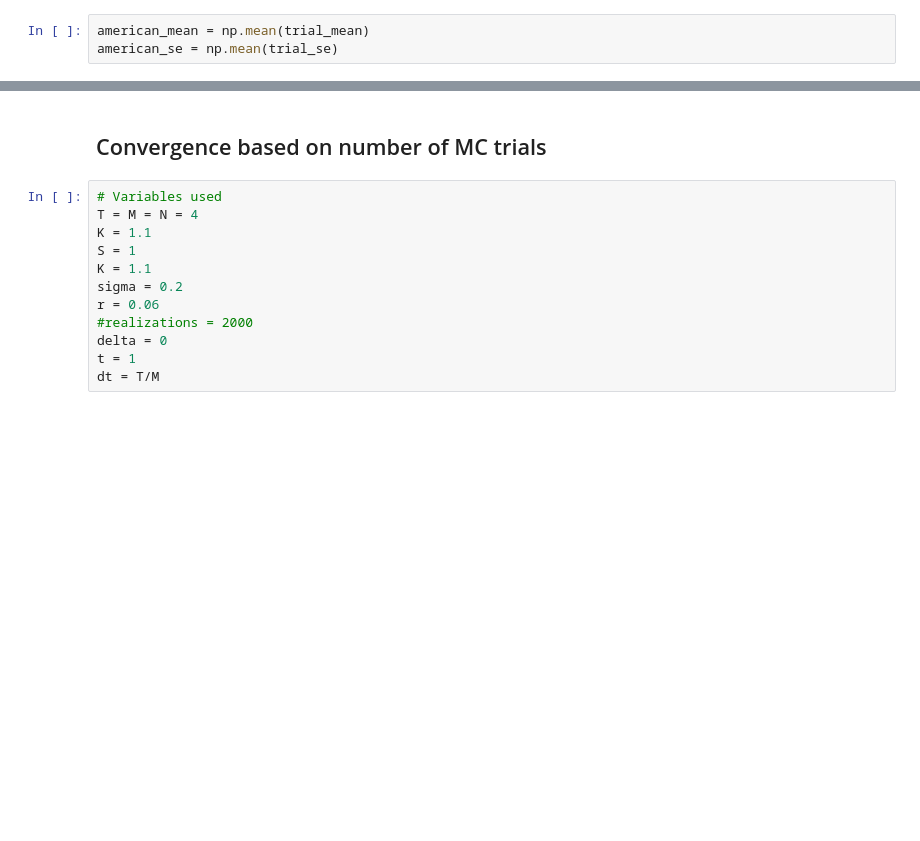
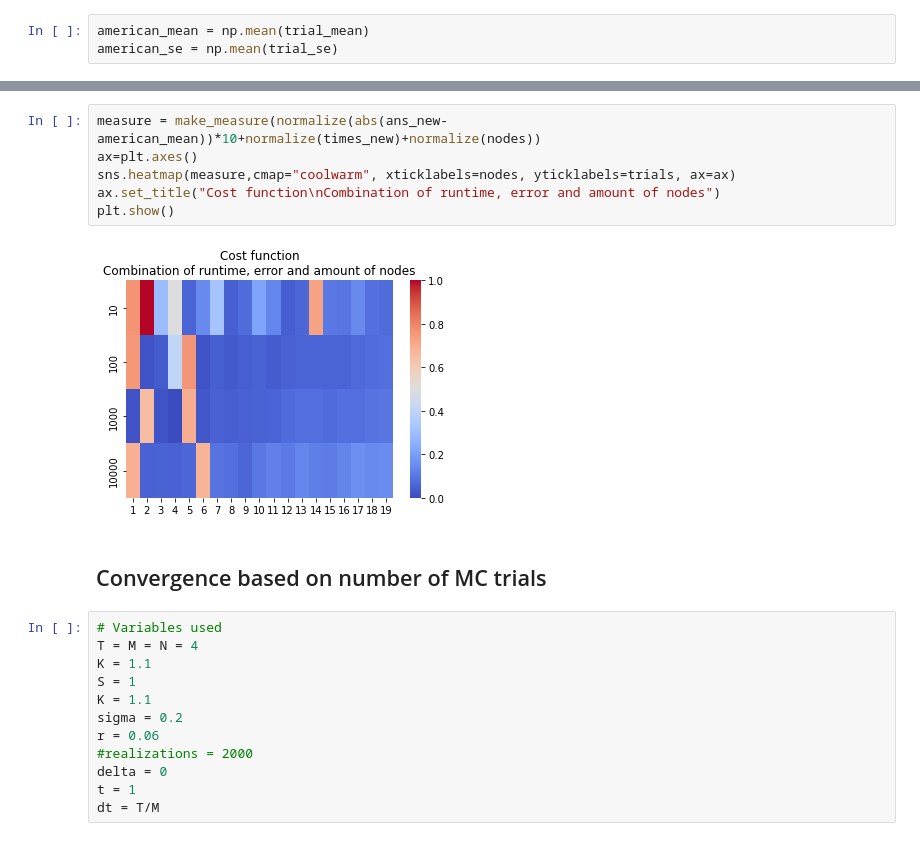
Before and after one commit to SByeUva/advance_computational_finance, a Jupyter notebook: NN-sensitivities.ipynb, the cells around one changed output, grey strips where cells are left out. Cells and saved outputs as stored; diff of their text form; blank space fills up the shorter version.

```diff
--- a/NN-sensitivities.ipynb
+++ b/NN-sensitivities.ipynb
@@ -280,3 +353,11 @@ american_se = np.mean(trial_se)
+# %%
+measure = make_measure(normalize(abs(ans_new-american_mean))*10+normalize(times_new)+normalize(nodes))
+ax=plt.axes()
+sns.heatmap(measure,cmap="coolwarm", xticklabels=nodes, yticklabels=trials, ax=ax)
+ax.set_title("Cost function\nCombination of runtime, error and amount of nodes")
+plt.show()
+# %% [output]
+[figure, added]
 # %% [markdown]
 ## Convergence based on number of MC trials
 # %%
```
Also changed, not shown: parts of 14 cells of this notebook, 8 other files.
